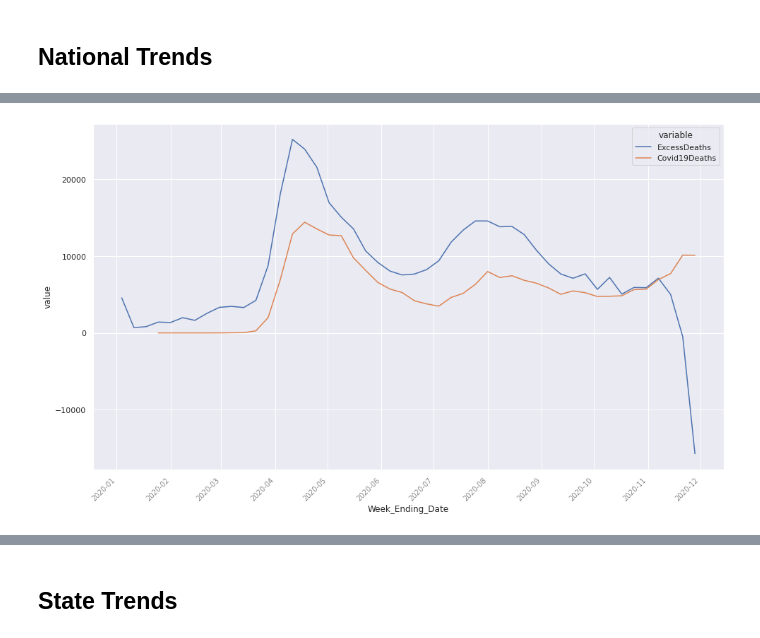
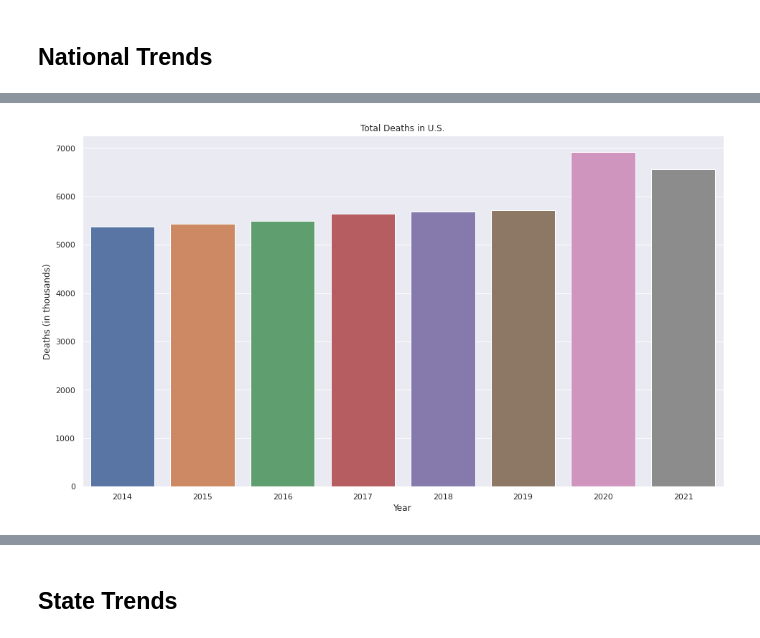
Before and after one commit to codeforkjeff/covid-19-stats, a Jupyter notebook: notebooks/Trends.ipynb, the cells around one changed output, grey strips where cells are left out. Saved outputs shown, nothing was run; the diff lists cells and outputs as text; code cells hidden in the pictures.

Commit message:
chart for total deaths in U.S.

```diff
--- a/notebooks/Trends.ipynb
+++ b/notebooks/Trends.ipynb
@@ -93,29 +93,26 @@ pyplot.ticklabel_format(style='plain', axis='y')
 # %%
-# compare reported covid-19 deaths with excess deaths
+# trend of total deaths
 
 sql = """
-    select
-        Week_Ending_Date, SUM(Excess) as ExcessDeaths, SUM(Covid19DeathsForWeek) as Covid19Deaths
-    from fact_state_deaths
-    group by Week_Ending_Date
-    order by Week_Ending_Date;
+select
+    Year,
+    sum(all_cause) / 1000 as Deaths
+from models.final_cdc_deaths
+group by year
+order by year
 """
 
 df = client.query(sql).to_dataframe()
-
-df = pd.melt(df, id_vars=['Week_Ending_Date'])
 
 sns.set(style="darkgrid")
 
 fig, ax = pyplot.subplots(1, 1, figsize=[16, 9])
 
-chart = sns.lineplot(x="Week_Ending_Date", y="value", hue="variable", data=df, ax=ax)
+#chart = sns.lineplot(x="Year", y="Deaths", data=df, ax=ax)
+chart = sns.barplot(x="Year", y="Deaths", data=df, ax=ax)
+chart.set(title='Total Deaths in U.S.')
+chart.set_ylabel("Deaths (in thousands)")
 
-pyplot.xticks(
-    rotation=45,
-    horizontalalignment='right',
-    fontweight='light',
-    fontsize='small'
-);
+None
 # %% [output]
-[figure, old version]
+[figure, new version]
```
Also changed, not shown: parts of 7 cells of this notebook.
